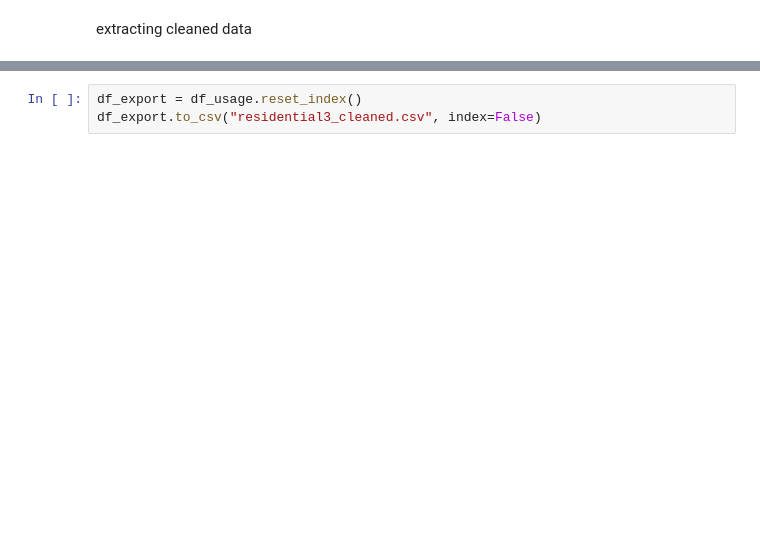
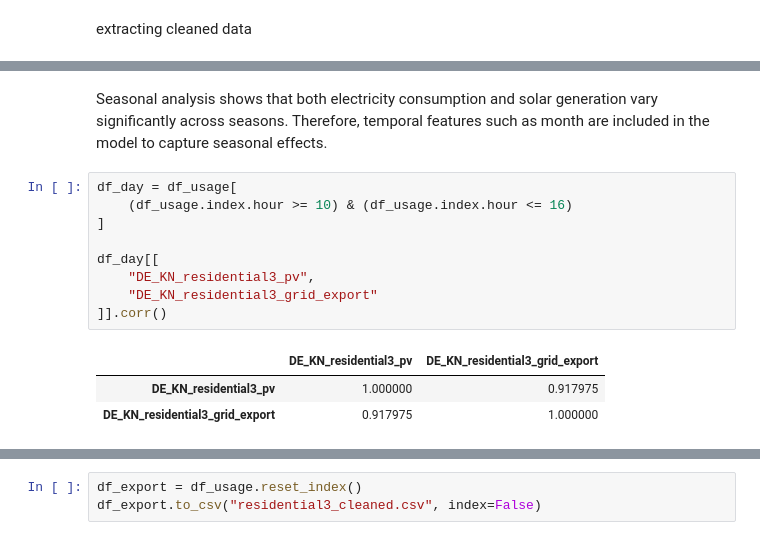
Before and after one commit to Iminza67/Household-Energy-Consumption-Generation-Analysis, a Jupyter notebook: notebooks/EDA.ipynb, the cells around one changed output, grey strips where cells are left out. Drawn from its saved outputs; the diff is of its cells as text; blank space fills up the shorter version.

```diff
--- a/notebooks/EDA.ipynb
+++ b/notebooks/EDA.ipynb
@@ -368,0 +405,15 @@ extracting cleaned data
+# %% [markdown]
+Seasonal analysis shows that both electricity consumption and solar generation vary significantly across seasons. Therefore, temporal features such as month are included in the model to capture seasonal effects.
+# %%
+df_day = df_usage[
+    (df_usage.index.hour >= 10) & (df_usage.index.hour <= 16)
+]
+
+df_day[[
+    "DE_KN_residential3_pv",
+    "DE_KN_residential3_grid_export"
+]].corr()
+# %% [output]
+|  | DE_KN_residential3_pv | DE_KN_residential3_grid_export |
+| DE_KN_residential3_pv | 1.000000 | 0.917975 |
+| DE_KN_residential3_grid_export | 0.917975 | 1.000000 |
```
Also changed, not shown: parts of 14 cells of this notebook, 2 other files.
